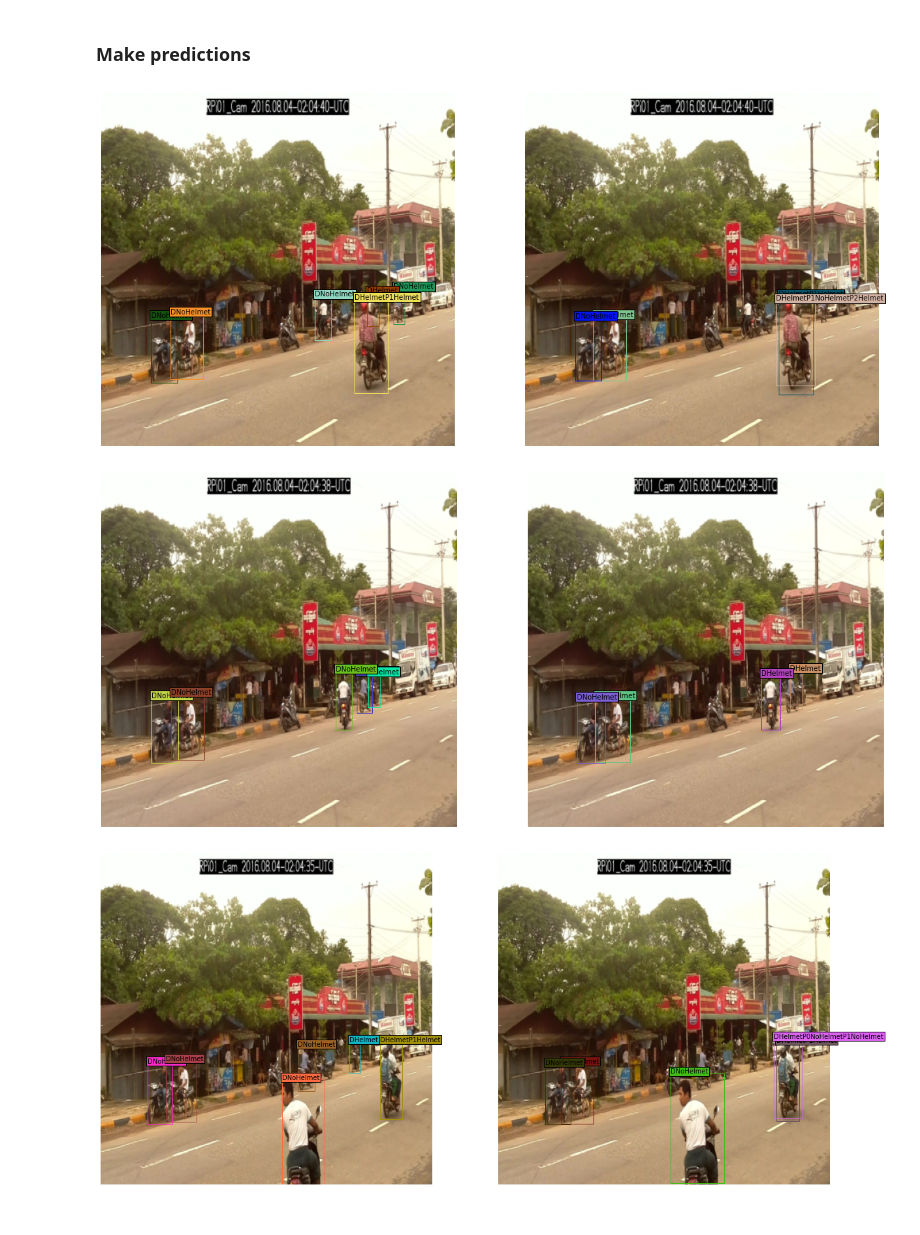
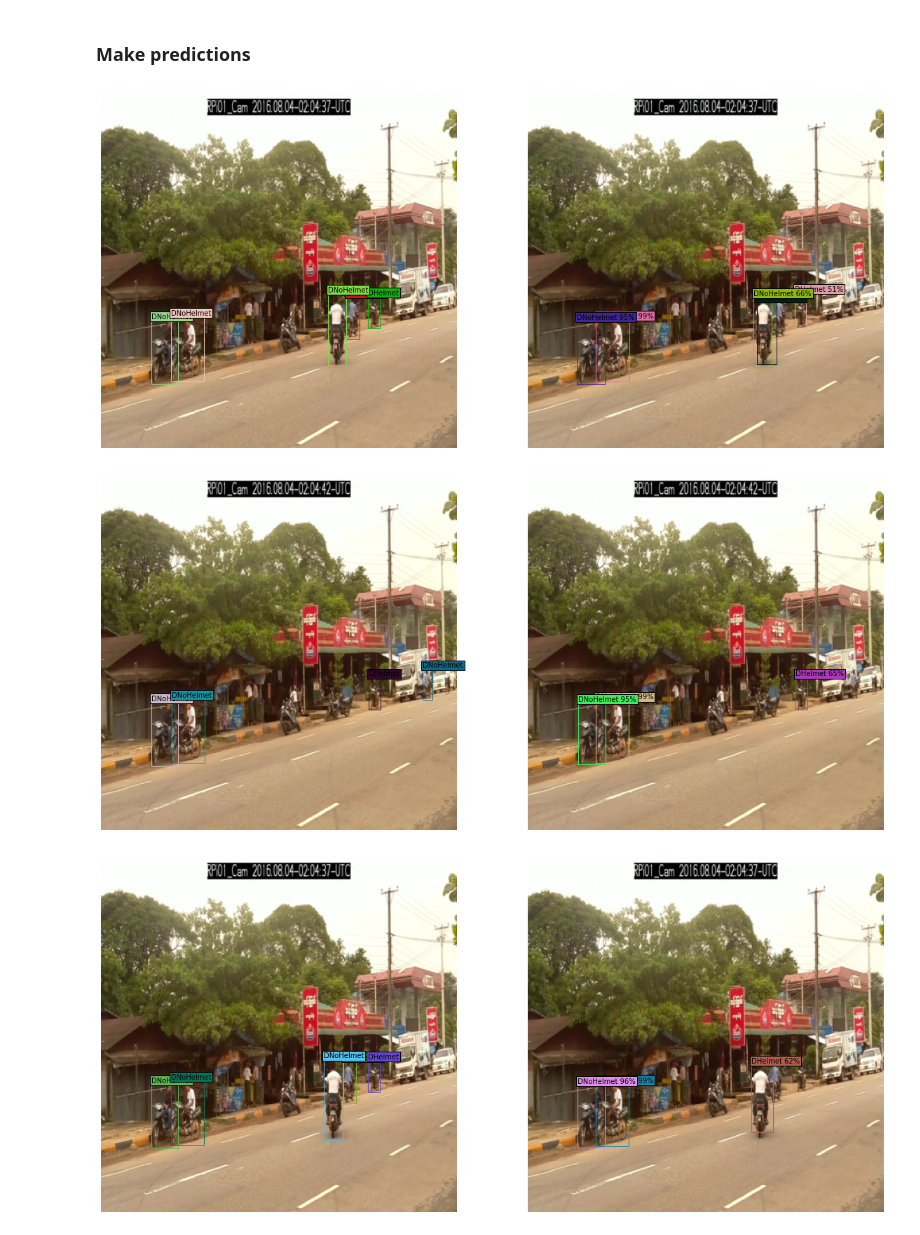
Before and after one commit to AntonJorg/02456-yolo, a Jupyter notebook: yolo_test.ipynb, the cells around one changed output. Drawn from its saved outputs; the diff is of its cells as text; code cells hidden in the pictures.

```diff
--- a/yolo_test.ipynb
+++ b/yolo_test.ipynb
@@ -22,7 +22,7 @@ from IPython.display import clear_output
 # %%
 cfg_path = './cfg/yolov3_36.cfg'
 conv74_weights_path = './weights/darknet53.conv.74'
-trained_weights_path = './weights/trained_models/416e17.pt'
+trained_weights_path = './weights/416e17.pt'
 # %%
 # Load in darknet.
 def get_darknet(img_size, cfg=cfg_path):
@@ -135,35 +135,34 @@ for img, target, detection in zip(imgs, targets, img_detections):
         rect = plt.Rectangle((x1, y1), box_w, box_h, fc="none", ec=col)
         ax1.add_patch(rect)
         ax1.text(x1, y1, label, fontsize=10, bbox={'facecolor': col, 'pad': 2})
 
 
 
     # Draw bounding boxes and labels of detections
     if detection is not None:
         unique_classes = detection[:, -1].cpu().unique()
 
         for i in unique_classes:
             n = (detection[:, -1].cpu() == i).sum()
             # print('%g %ss' % (n, classes[int(i)]))
 
         for x1, y1, x2, y2, conf, cls_conf, cls_pred in detection:
             if len(class_dict.keys()) < int(cls_pred) - 1:
                 continue
 
             # Rescale coordinates to original dimensions
             box_h = ((y2 - y1) / unpad_h) * img.shape[1]
             box_w = ((x2 - x1) / unpad_w) * img.shape[2]
             y1 = (((y1 - pad_y // 2) / unpad_h) * img.shape[1]).round().item()
             x1 = (((x1 - pad_x // 2) / unpad_w) * img.shape[2]).round().item()
 
             label = list(class_dict.keys())[int(cls_pred)]
             col = tuple(np.random.random(3))
             rect = plt.Rectangle((x1, y1), box_w, box_h, fc="none", ec=col)
             ax2.add_patch(rect)
-            ax2.text(x1, y1, label, fontsize=10, bbox={'facecolor': col, 'pad': 2})
-
+            ax2.text(x1, y1, label + ' ' + str( round(conf.item() * 100) ) + '%', fontsize=10, bbox={'facecolor': col, 'pad': 2})
     plt.show()
 # %% [output]
-[figure, old version]
+[figure, new version]
-[figure, old version]
+[figure, new version]
-[figure, old version]
+[figure, new version]
```
Also changed, not shown: parts of 2 cells of this notebook.
